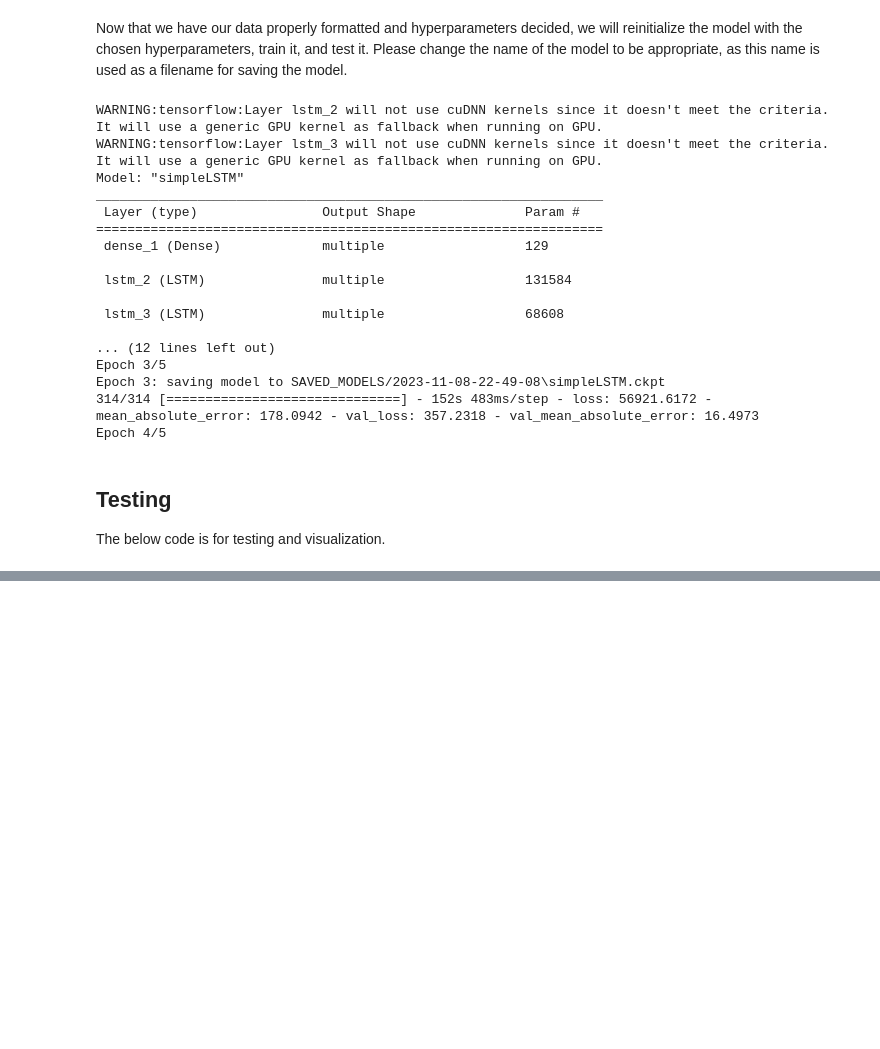
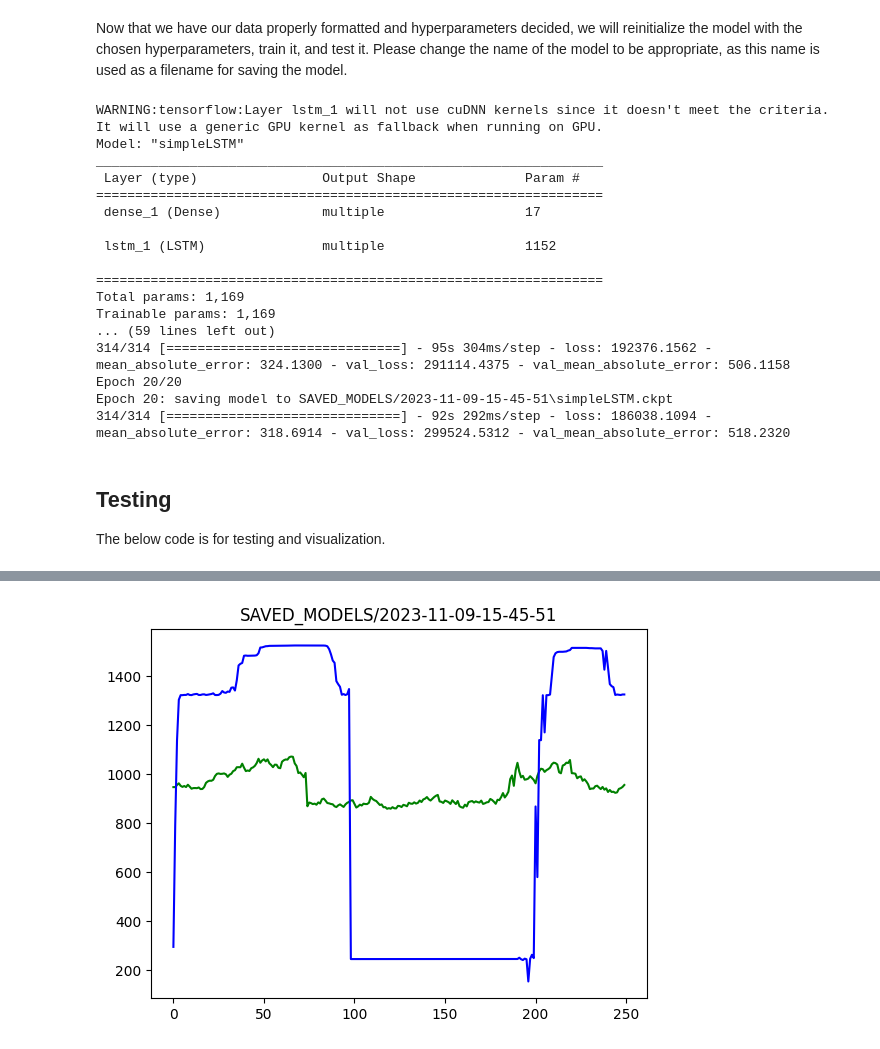
Before and after one commit to Sebiancoder/spatiotemporal-lstnet-for-markets, a Jupyter notebook: main.ipynb, the cells around one changed output, grey strips where cells are left out. Cells and saved outputs as stored; diff of their text form; code cells hidden in the pictures; blank space fills up the shorter version.

```diff
--- a/main.ipynb
+++ b/main.ipynb
@@ -33,7 +33,8 @@ First we will load data. Change the below code block to adjust for data source.
 # %%
 raw_data = pd.read_csv("DATA/mergeCSVs/output.csv")
 
-raw_data.drop("Date", inplace=True, axis=1)
+#drop date
+raw_data.drop(["Date"], inplace=True, axis=1)
 
 #set dataset name for logging
 dataset_name = "futures_assortment"
@@ -107,0 +100,13 @@ y_val = y_val[:,Y_VAR]
+# %%
+Y_VAR = 0   #index of variable to be predicted
+
+if len(y_train.shape) == 1:
+    print("rrr")
+
+    x_train = x_train.reshape((x_train.shape[0], x_train.shape[1], 1))
+    x_val = x_val.reshape((x_val.shape[0], x_val.shape[1], 1))
+    y_train = y_train.reshape((y_train.shape[0], 1))
+    y_val = y_val.reshape((y_val.shape[0], 1))
+
+y_train = y_train[:,Y_VAR]
+y_val = y_val[:,Y_VAR]
@@ -117,7 +124,7 @@ def build_model(hp):
     model.build(x_train.shape)
 
     model.compile(
-        optimizer=tf.keras.optimizers.Adam(learning_rate=0.005),
+        optimizer=tf.keras.optimizers.Adam(learning_rate=0.05),
         loss=tf.keras.losses.MeanSquaredError(),
         metrics=[tf.keras.metrics.mean_absolute_error]
     )
@@ -169,7 +175,7 @@ checkpoint_path = "{modelPath}/{mn}.ckpt".format(modelPath=model_path, mn=model.
 
 cp_callback = tf.keras.callbacks.ModelCheckpoint(filepath=checkpoint_path, save_weights_only=True, verbose=1)
 
-EPOCHS = 5
+EPOCHS = 20
 BATCH_SIZE = 4
 
 #train
@@ -182,8 +188,6 @@ train_hist = model.fit(
     callbacks=[cp_callback],
     shuffle=True
 )
-
-dataset_name = "nasdaq100"
 
 #write to training log
 log_entry = [
@@ -200,23 +204,23 @@ with open('SAVED_MODELS/training_log.csv', 'a', newline='') as file:
     writer = csv.writer(file)
     writer.writerow(log_entry)
 # %% [output]
-WARNING:tensorflow:Layer lstm_2 will not use cuDNN kernels since it doesn't meet the criteria. It will use a generic GPU kernel as fallback when running on GPU.
-WARNING:tensorflow:Layer lstm_3 will not use cuDNN kernels since it doesn't meet the criteria. It will use a generic GPU kernel as fallback when running on GPU.
+WARNING:tensorflow:Layer lstm_1 will not use cuDNN kernels since it doesn't meet the criteria. It will use a generic GPU kernel as fallback when running on GPU.
 Model: "simpleLSTM"
 _________________________________________________________________
  Layer (type)                Output Shape              Param #
 =================================================================
- dense_1 (Dense)             multiple                  129
+ dense_1 (Dense)             multiple                  17
 
- lstm_2 (LSTM)               multiple                  131584
+ lstm_1 (LSTM)               multiple                  1152
 
- lstm_3 (LSTM)               multiple                  68608
-
-... (12 lines left out)
-Epoch 3/5
-Epoch 3: saving model to SAVED_MODELS/2023-11-08-22-49-08\simpleLSTM.ckpt
-314/314 [==============================] - 152s 483ms/step - loss: 56921.6172 - mean_absolute_error: 178.0942 - val_loss: 357.2318 - val_mean_absolute_error: 16.4973
-Epoch 4/5
+=================================================================
+Total params: 1,169
+Trainable params: 1,169
+... (59 lines left out)
+314/314 [==============================] - 95s 304ms/step - loss: 192376.1562 - mean_absolute_error: 324.1300 - val_loss: 291114.4375 - val_mean_absolute_error: 506.1158
+Epoch 20/20
+Epoch 20: saving model to SAVED_MODELS/2023-11-09-15-45-51\simpleLSTM.ckpt
+314/314 [==============================] - 92s 292ms/step - loss: 186038.1094 - mean_absolute_error: 318.6914 - val_loss: 299524.5312 - val_mean_absolute_error: 518.2320
 # %% [markdown]
 ## Testing
 
@@ -233,6 +237,12 @@ tdx = DataProcessor.zscore_standardization(tdx)
 tdx = DataProcessor.fold_sequences(tdx)
 tdy = DataProcessor.fold_sequences(tdy)
 
+if len(tdy.shape) == 1:
+    print("rrr")
+
+    tdx = tdx.reshape((tdx.shape[0], tdx.shape[1], 1))
+    tdy = tdy.reshape((tdy.shape[0], 1))
+
 tdy = tdy[:,Y_VAR]
 
 # evaluate model on the test set
@@ -244,3 +254,4 @@ plt.title(model_path)
 
 plt.savefig('SAVED_MODELS/model_test_visualizations/{mi}.png'.format(mi=model.name + "_" + model_path.split("/")[1]))
 plt.show()
+# %% [output]
@@ -246,0 +262 @@ plt.show()
+[figure, added]
```
Also changed, not shown: parts of 6 cells of this notebook, 8 other files.
